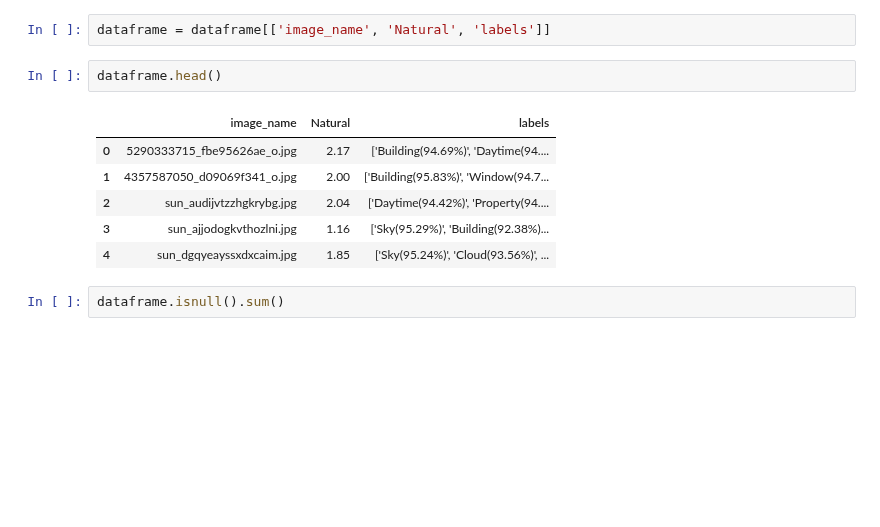
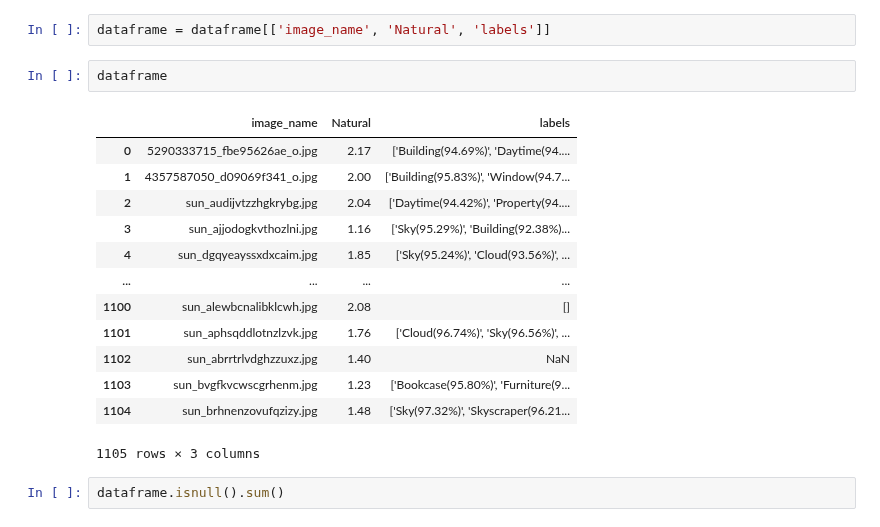
Before and after one commit to yutaili/Natural-Images, a Jupyter notebook: semantic analysis.ipynb, the cells around one changed output. Cells and saved outputs as stored; diff of their text form; blank space fills up the shorter version.

```diff
--- a/semantic analysis.ipynb
+++ b/semantic analysis.ipynb
@@ -51,14 +51,21 @@ dataframe = ll_df.join(hl_df.set_index('image_name'), on='image_name')
 # %%
 dataframe = dataframe[['image_name', 'Natural', 'labels']]
 # %%
-dataframe.head()
+dataframe
 # %% [output]
 |  | image_name | Natural | labels |
 | 0 | 5290333715_fbe95626ae_o.jpg | 2.17 | ['Building(94.69%)', 'Daytime(94.... |
 | 1 | 4357587050_d09069f341_o.jpg | 2.00 | ['Building(95.83%)', 'Window(94.7... |
 | 2 | sun_audijvtzzhgkrybg.jpg | 2.04 | ['Daytime(94.42%)', 'Property(94.... |
 | 3 | sun_ajjodogkvthozlni.jpg | 1.16 | ['Sky(95.29%)', 'Building(92.38%)... |
 | 4 | sun_dgqyeayssxdxcaim.jpg | 1.85 | ['Sky(95.24%)', 'Cloud(93.56%)', ... |
+| ... | ... | ... | ... |
+| 1100 | sun_alewbcnalibklcwh.jpg | 2.08 | [] |
+| 1101 | sun_aphsqddlotnzlzvk.jpg | 1.76 | ['Cloud(96.74%)', 'Sky(96.56%)', ... |
+| 1102 | sun_abrrtrlvdghzzuxz.jpg | 1.40 | NaN |
+| 1103 | sun_bvgfkvcwscgrhenm.jpg | 1.23 | ['Bookcase(95.80%)', 'Furniture(9... |
+| 1104 | sun_brhnenzovufqzizy.jpg | 1.48 | ['Sky(97.32%)', 'Skyscraper(96.21... |
+1105 rows × 3 columns
 # %%
 dataframe.isnull().sum()
 # %% [output]
```
Also changed, not shown: parts of 60 cells of this notebook, 2 other files.
